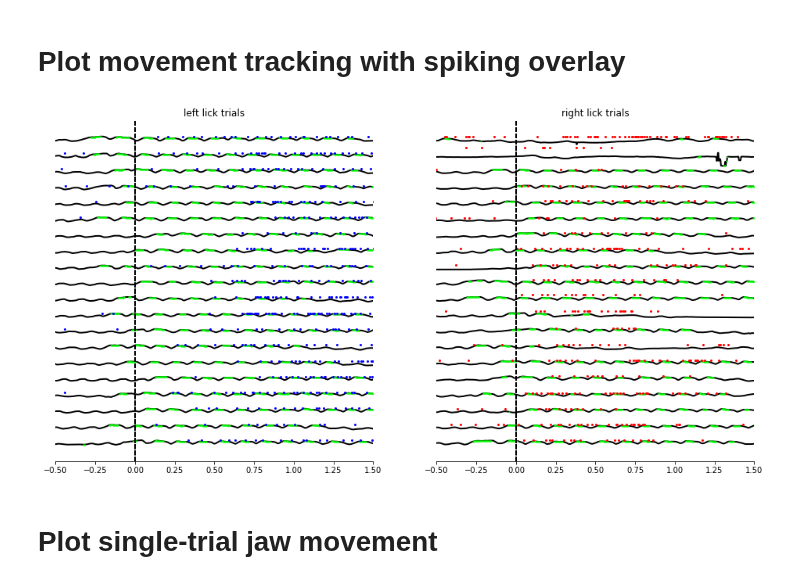
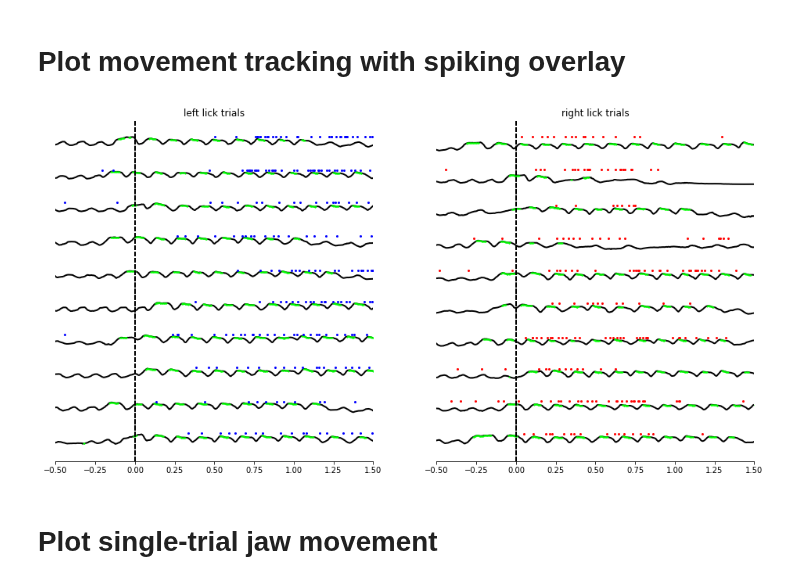
Before and after one commit to mesoscale-activity-map/map-ephys, a Jupyter notebook: notebook/plot_behavior.ipynb, the cells around one changed output. Cells and saved outputs as stored; diff of their text form; code cells hidden in the pictures.

```diff
--- a/notebook/plot_behavior.ipynb
+++ b/notebook/plot_behavior.ipynb
@@ -48,9 +48,9 @@ units = (ephys.Unit & session_key & 'unit_quality = "good"').fetch('KEY')
 # %%
 unit_key = units[6]
 # %%
-behavior_plot.plot_jaw_movement(session_key, unit_key, trial_limit=20)
+behavior_plot.plot_jaw_movement(session_key, unit_key, trial_limit=10)
 # %% [output]
-[figure, old version]
+[figure, new version]
 # %% [markdown]
 # Plot single-trial jaw movement
 # %%
```
Also changed, not shown: 3 other files.
